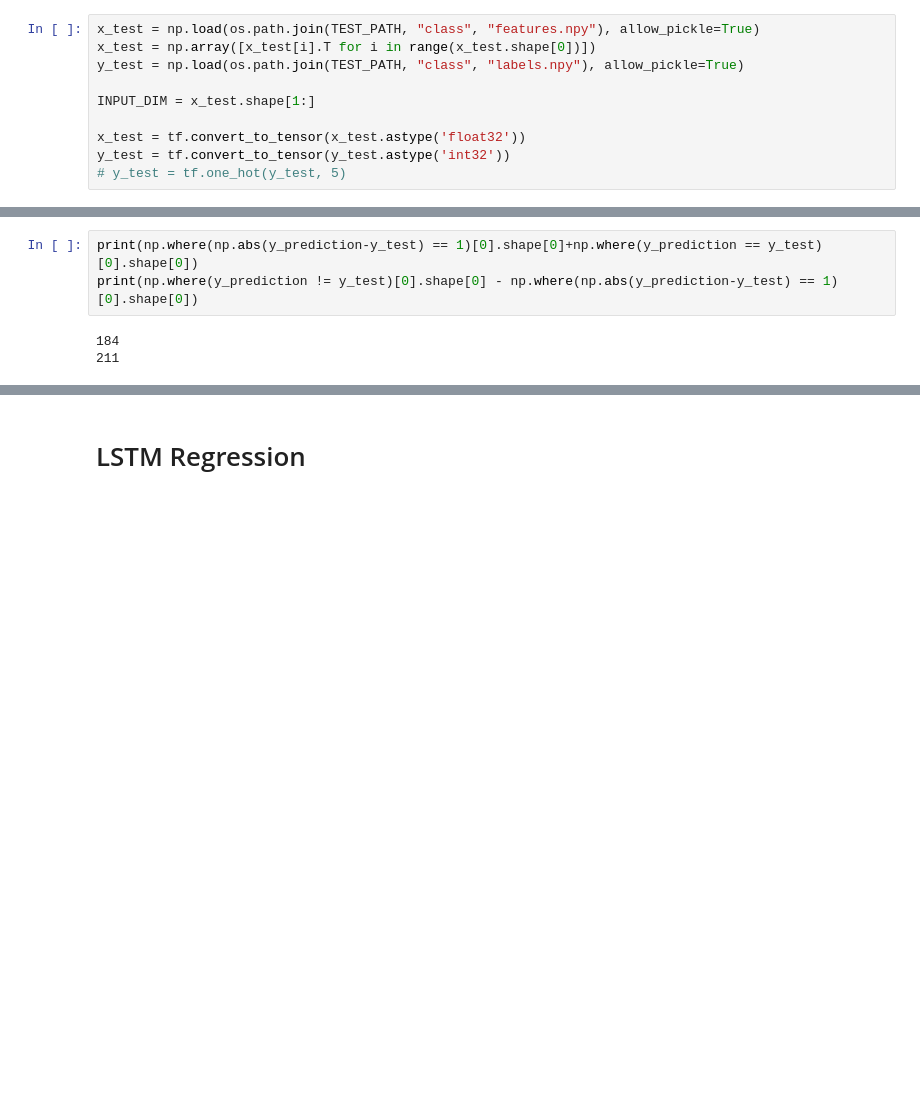
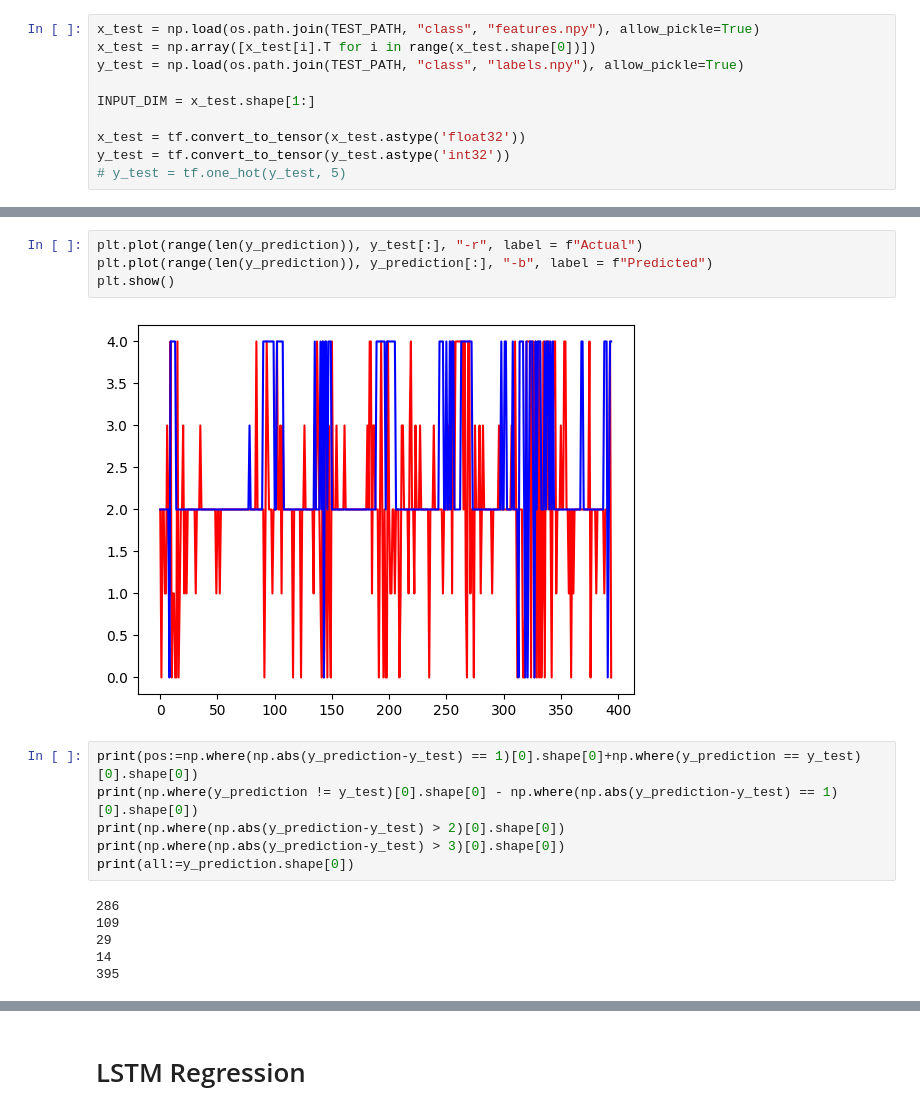
Before and after one commit to okkostenko/crypto_price_prediction_starknet, a Jupyter notebook: model_training/lstm_model.ipynb, the cells around one changed output, grey strips where cells are left out. Cells and saved outputs as stored; diff of their text form; blank space fills up the shorter version.

```diff
--- a/model_training/lstm_model.ipynb
+++ b/model_training/lstm_model.ipynb
@@ -205,6 +218,18 @@ plt.show()
+# %%
+plt.plot(range(len(y_prediction)), y_test[:], "-r", label = f"Actual")
+plt.plot(range(len(y_prediction)), y_prediction[:], "-b", label = f"Predicted")
+plt.show()
+# %% [output]
+[figure, added]
 # %%
-print(np.where(np.abs(y_prediction-y_test) == 1)[0].shape[0]+np.where(y_prediction == y_test)[0].shape[0])
+print(pos:=np.where(np.abs(y_prediction-y_test) == 1)[0].shape[0]+np.where(y_prediction == y_test)[0].shape[0])
 print(np.where(y_prediction != y_test)[0].shape[0] - np.where(np.abs(y_prediction-y_test) == 1)[0].shape[0])
+print(np.where(np.abs(y_prediction-y_test) > 2)[0].shape[0])
+print(np.where(np.abs(y_prediction-y_test) > 3)[0].shape[0])
+print(all:=y_prediction.shape[0])
 # %% [output]
-184
-211
+286
+109
+29
+14
+395
```
Also changed, not shown: parts of 20 cells of this notebook, 13 other files.
